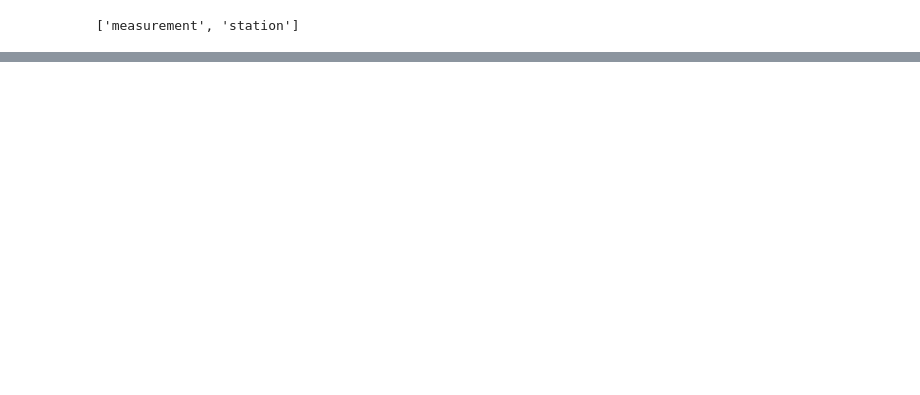
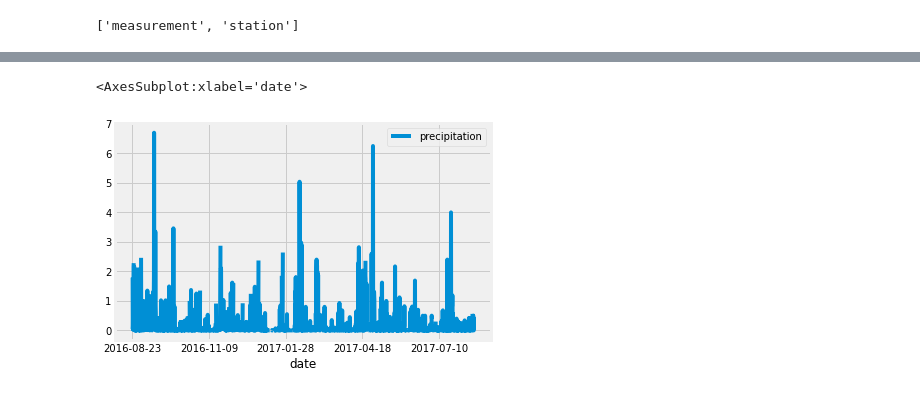
Before and after one commit to Evanjkies/surfs_up, a Jupyter notebook: climate_analysis.ipynb, the cells around one changed output, grey strips where cells are left out. Drawn from its saved outputs; the diff is of its cells as text; code cells hidden in the pictures; blank space fills up the shorter version.

```diff
--- a/climate_analysis.ipynb
+++ b/climate_analysis.ipynb
@@ -28,0 +29,6 @@ NameError: name 'Session' is not defined
+# %%
+# Creating a variable to store the results of the query we write
+results = []
+# The session function allows us to query SQLite using python. The .all function stores the query results in a list
+results = session.query(Measurement.date, Measurement.prcp).filter(Measurement.date >= prev_year).all()
+print(results)
@@ -28,0 +37,8 @@ NameError: name 'Session' is not defined
+# %%
+# Saving the weather results as a Python Pandas dataframe in order to access it in the future
+df = pd.DataFrame(results, columns=['date','precipitation'])
+# %%
+# The set index function allows us to establish what column the index is going to be based on, moving it to the first column in the DF as well. The inplace=True lets us edit a dataframe instead of making a new one
+df.set_index(df['date'], inplace=True)
+# Modified print statement to print the dataframe without the index showing
+print(df.to_string(index=False))
@@ -28,0 +63,4 @@ NameError: name 'Session' is not defined
+# %%
+# Sorting our index of dates by date
+df = df.sort_index()
+print(df.to_string(index=False))
@@ -28,0 +85,5 @@ NameError: name 'Session' is not defined
+# %%
+df.plot()
+# %% [output]
+<AxesSubplot:xlabel='date'>
+[figure, added]
```
Also changed, not shown: parts of 6 cells of this notebook.
